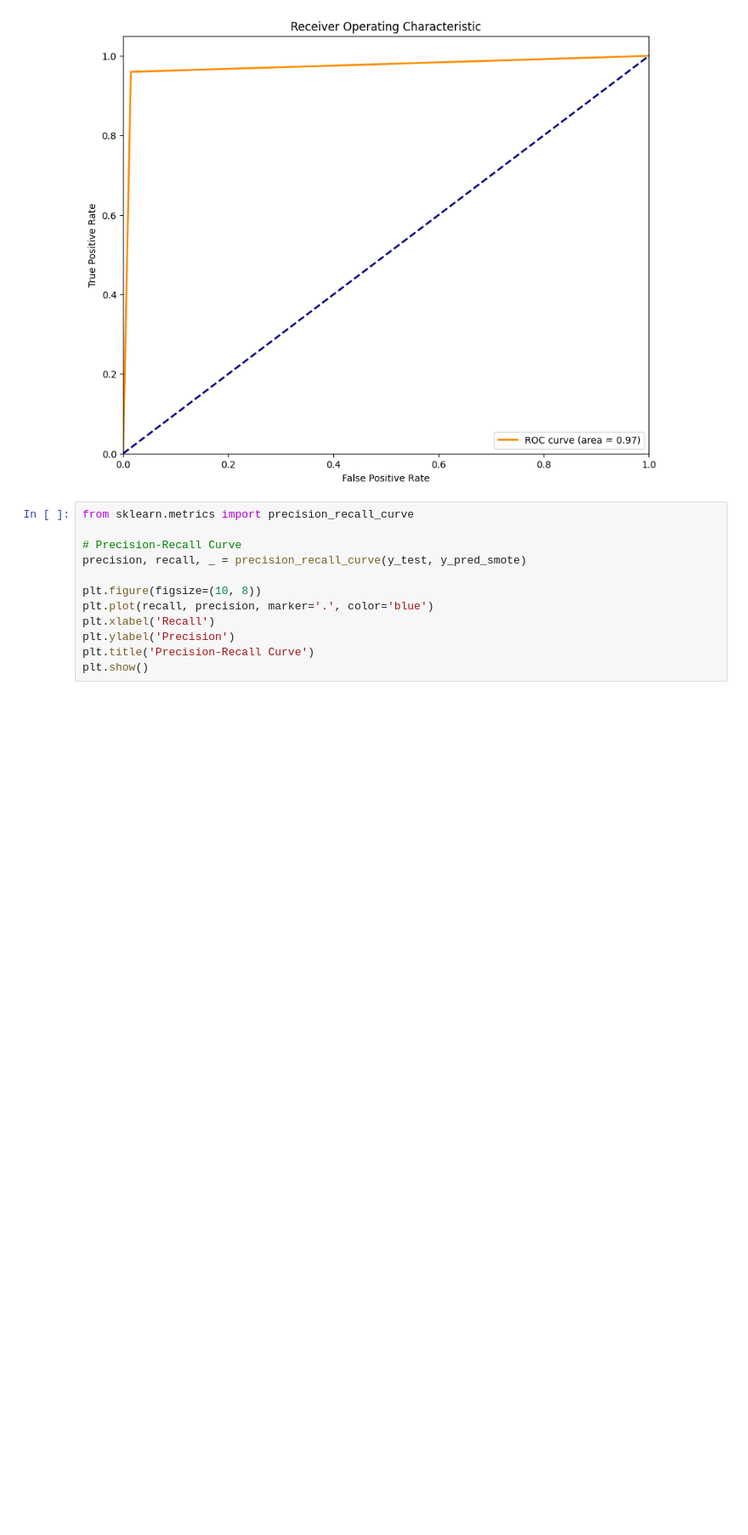
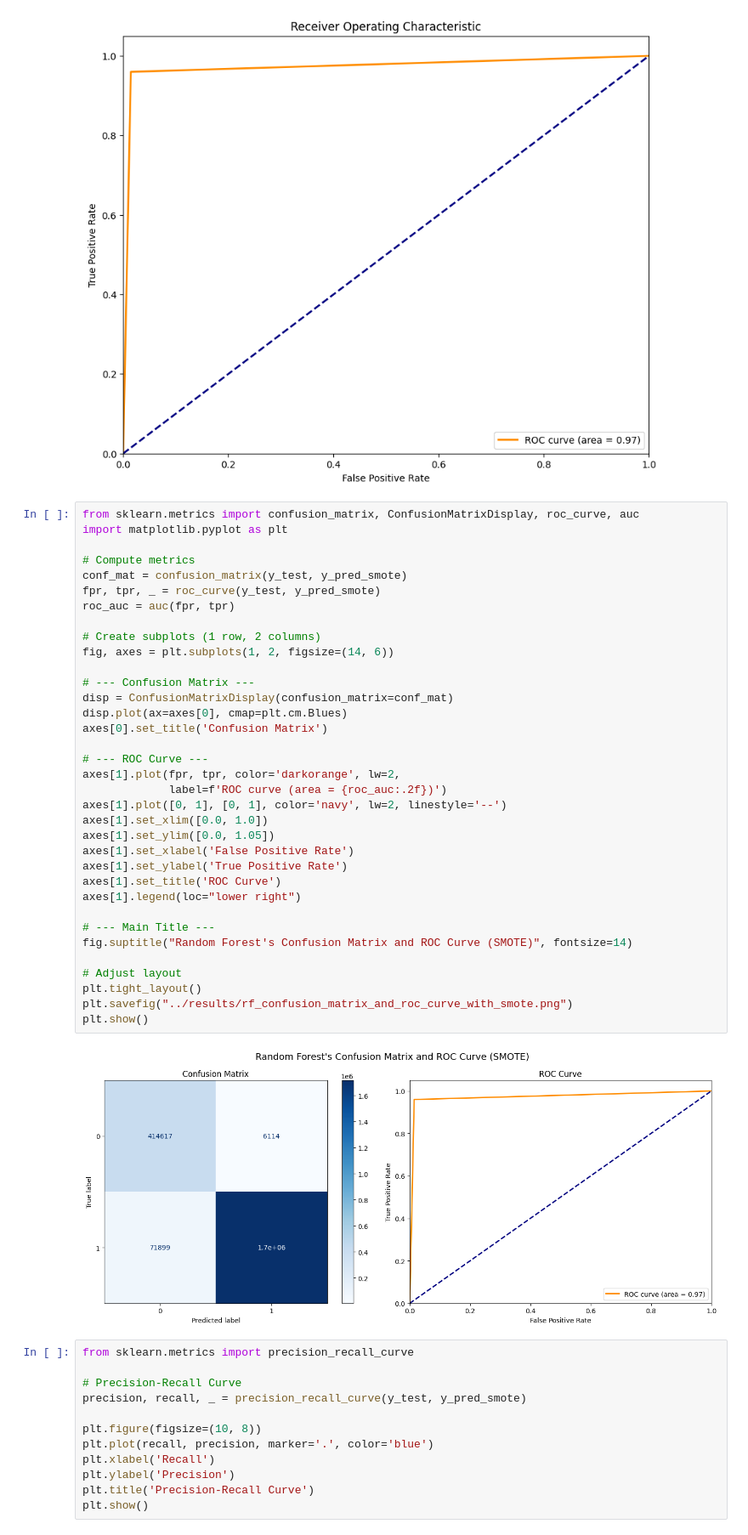
Before and after one commit to thiha-kyaw-zaw/parkinsons-keystroke-detection, a Jupyter notebook: notebooks/parkinsons_keystroke_detection.ipynb, the cells around one changed output. Shown at 85% size. Saved outputs shown, nothing was run; the diff lists cells and outputs as text; blank space fills up the shorter version.

Commit message:
Update results

```diff
--- a/notebooks/parkinsons_keystroke_detection.ipynb
+++ b/notebooks/parkinsons_keystroke_detection.ipynb
@@ -1399,6 +1399,43 @@ plt.legend(loc='lower right')
 plt.show()
 # %% [output]
 [figure]
+# %%
+from sklearn.metrics import confusion_matrix, ConfusionMatrixDisplay, roc_curve, auc
+import matplotlib.pyplot as plt
+
+# Compute metrics
+conf_mat = confusion_matrix(y_test, y_pred_smote)
+fpr, tpr, _ = roc_curve(y_test, y_pred_smote)
+roc_auc = auc(fpr, tpr)
+
+# Create subplots (1 row, 2 columns)
+fig, axes = plt.subplots(1, 2, figsize=(14, 6))
+
+# --- Confusion Matrix ---
+disp = ConfusionMatrixDisplay(confusion_matrix=conf_mat)
+disp.plot(ax=axes[0], cmap=plt.cm.Blues)
+axes[0].set_title('Confusion Matrix')
+
+# --- ROC Curve ---
+axes[1].plot(fpr, tpr, color='darkorange', lw=2,
+             label=f'ROC curve (area = {roc_auc:.2f})')
+axes[1].plot([0, 1], [0, 1], color='navy', lw=2, linestyle='--')
+axes[1].set_xlim([0.0, 1.0])
+axes[1].set_ylim([0.0, 1.05])
+axes[1].set_xlabel('False Positive Rate')
+axes[1].set_ylabel('True Positive Rate')
+axes[1].set_title('ROC Curve')
+axes[1].legend(loc="lower right")
+
+# --- Main Title ---
+fig.suptitle("Random Forest's Confusion Matrix and ROC Curve (SMOTE)", fontsize=14)
+
+# Adjust layout
+plt.tight_layout()
+plt.savefig("../results/rf_confusion_matrix_and_roc_curve_with_smote.png")
+plt.show()
+# %% [output]
+[figure, added]
 # %%
 from sklearn.metrics import precision_recall_curve
 
```
Also changed, not shown: parts of 1 cell of this notebook, 2 other files.
